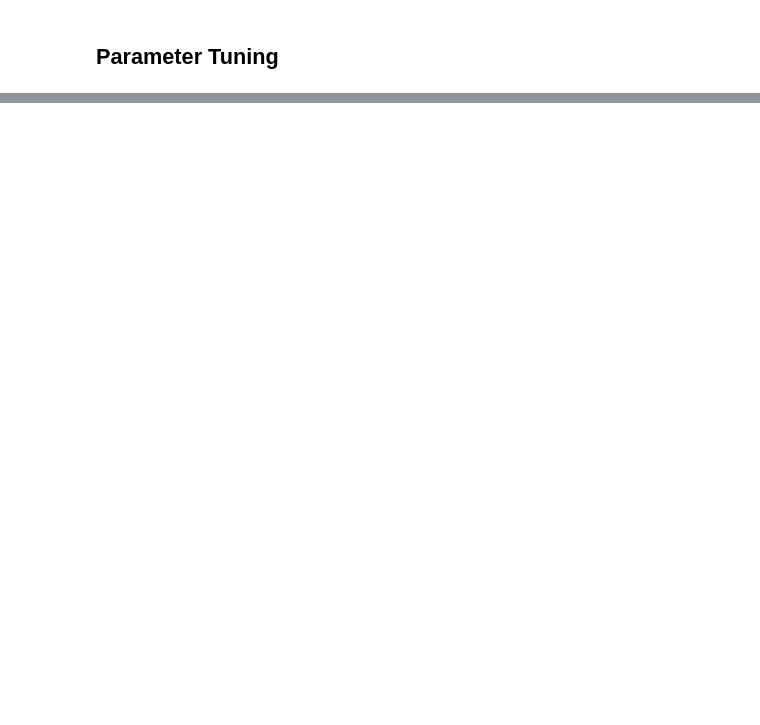
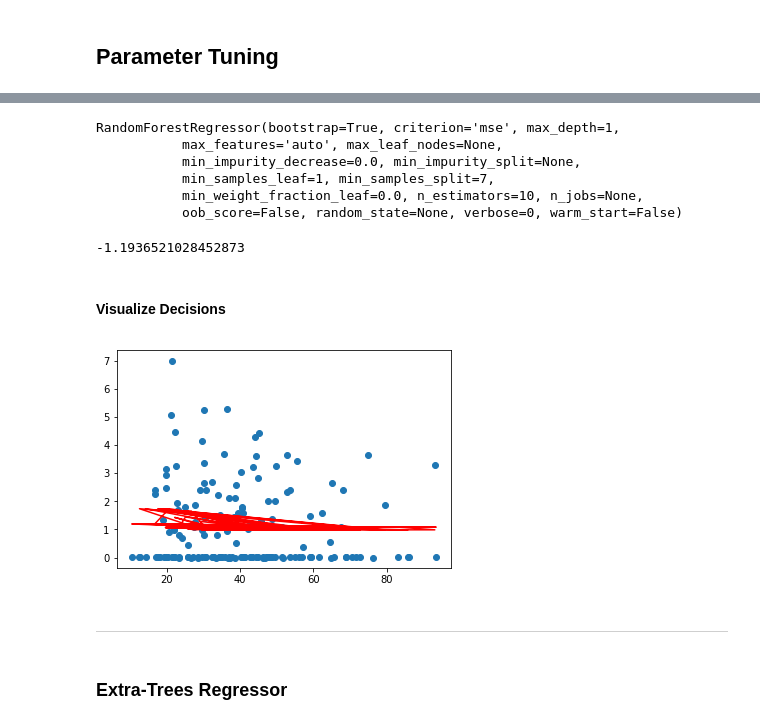
Before and after one commit to BrickText/firewall, a Jupyter notebook: modelling/fire_area/Tuning and Testing Tree Ensembles - SKLearn.ipynb, the cells around one changed output, grey strips where cells are left out. Drawn from its saved outputs; the diff is of its cells as text; code cells hidden in the pictures; blank space fills up the shorter version.

Commit message:
[Update] create tree ensemble models

```diff
--- a/modelling/fire_area/Tuning and Testing Tree Ensembles - SKLearn.ipynb
+++ b/modelling/fire_area/Tuning and Testing Tree Ensembles - SKLearn.ipynb
@@ -21,0 +24,12 @@ n_estimators_range = [10, 20, 50, 100, 150, 200, 500]
+# %%
+rf_search = GridSearchCV(
+    RandomForestRegressor(),
+    param_grid={"min_samples_split": min_samples_split_range,
+                "max_depth": max_depth_range,
+                "n_estimators": n_estimators_range},
+    cv=10,
+    n_jobs=-1,
+    scoring="neg_mean_absolute_error",
+)
+# %%
+rf_search.fit(X, y_log)
@@ -22 +48,24 @@ n_estimators_range = [10, 20, 50, 100, 150, 200, 500]
+# %%
+rf_search.best_estimator_
+# %% [output]
+RandomForestRegressor(bootstrap=True, criterion='mse', max_depth=1,
+           max_features='auto', max_leaf_nodes=None,
+           min_impurity_decrease=0.0, min_impurity_split=None,
+           min_samples_leaf=1, min_samples_split=7,
+           min_weight_fraction_leaf=0.0, n_estimators=10, n_jobs=None,
+           oob_score=False, random_state=None, verbose=0, warm_start=False)
+# %%
+rf_search.best_score_
+# %% [output]
+-1.1936521028452873
+# %% [markdown]
+#### Visualize Decisions
+# %%
+plot_decisions(rf_search.best_estimator_, X, y_log)
+# %% [output]
+[figure, added]
+# %% [markdown]
+***
+# %% [markdown]
+### Extra-Trees Regressor
 # %%
```
Also changed, not shown: parts of 19 cells of this notebook, 3 other files.
